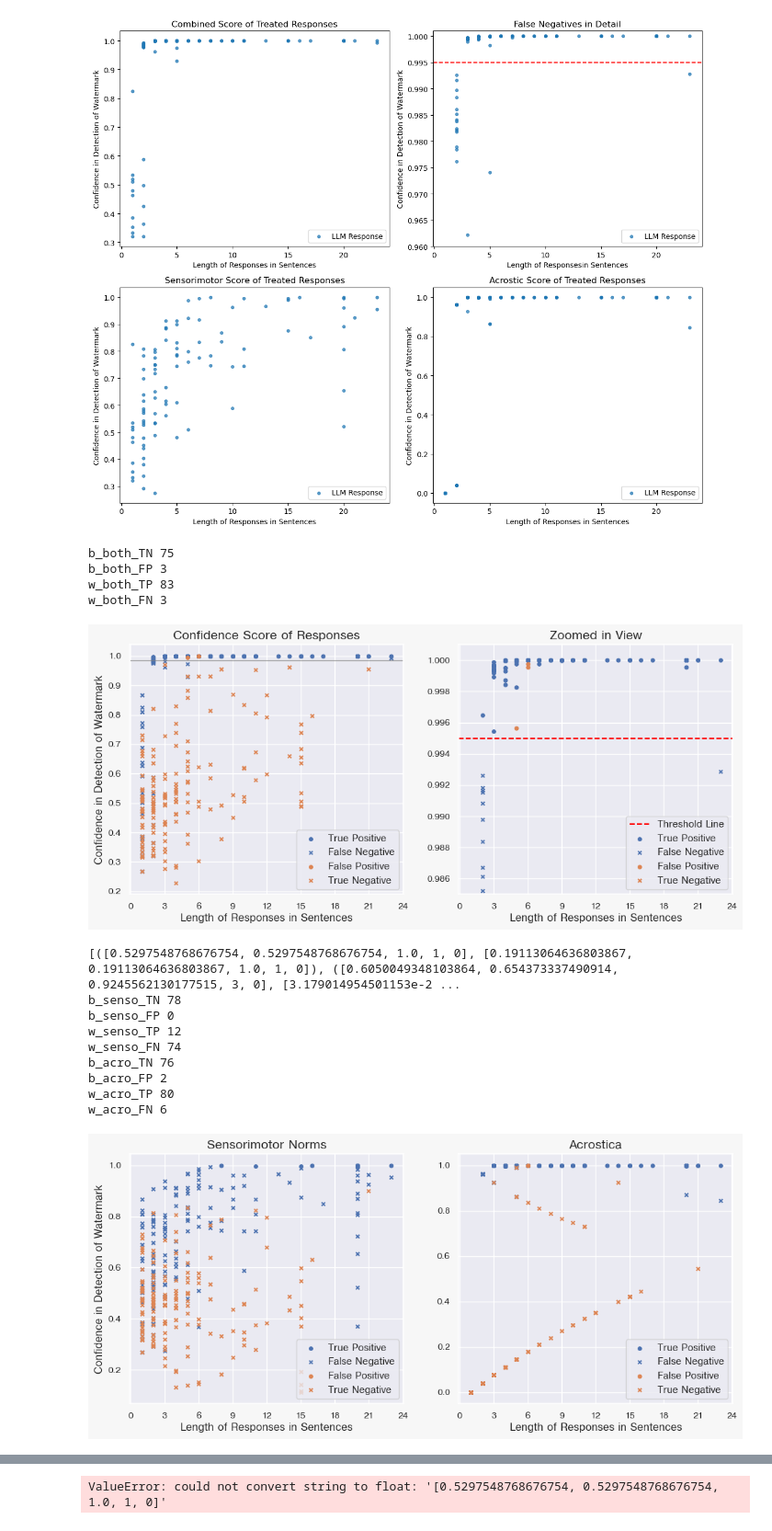
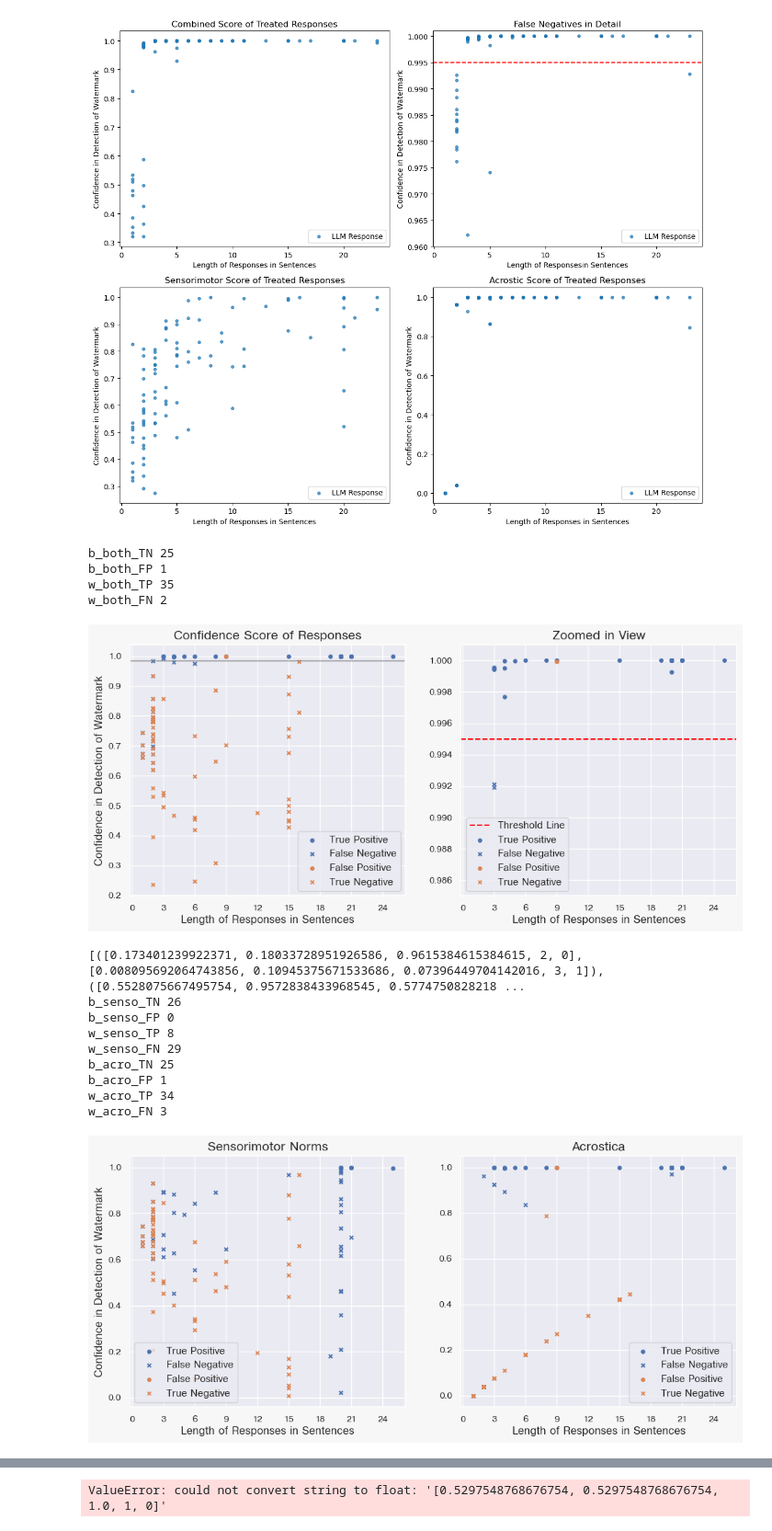
Before and after one commit to CommodoreEU/master-generation, a Jupyter notebook: notebook.ipynb, the cells around one changed output, grey strips where cells are left out. Shown at 92% size. Saved outputs shown, nothing was run; the diff lists cells and outputs as text; code cells hidden in the pictures.

```diff
--- a/notebook.ipynb
+++ b/notebook.ipynb
@@ -916,5 +1077,8 @@ def load_csv_to_list(filename):
     return data_list
 
 # Example usage
-filename = 'output_gen5.csv'
+filename = 'output_gen8.csv'
 results = load_csv_to_list(filename)
+
+for res in results:
+    print(f'''"{res[0]}",''')
@@ -1049,7 +1231,7 @@ Gadgets such as mobile phone , TV , radio , microwave oven all rely on power fro
 
 
 # Specify the file name
-file_name = "output_score5.csv"
+file_name = "output_score8.csv"
 
 # Open the file in write mode with newline='' to ensure correct line endings
 with open(file_name, 'w', newline='') as csv_file:
@@ -1113,7 +1295,7 @@ def convert_to_list(string):
         return string  # Return the original string if conversion is not possible
 
 # Specify the file name
-file_name = "output_score5.csv"
+file_name = "output_score7.csv"
 # Open the file in read mode
 with open(file_name, 'r') as csv_file:
     # Create a CSV reader object
@@ -1244,7 +1426,7 @@ def convert_to_list(string):
         return string  # Return the original string if conversion is not possible
 
 # Specify the file name
-file_name = "output_score6.csv"
+file_name = "output_score8.csv"
 # Open the file in read mode
 with open(file_name, 'r') as csv_file:
     # Create a CSV reader object
@@ -1321,7 +1503,7 @@ below_threshold = y_values < 0.995
 
 w_both_TP = 0
 w_both_FN = 0
-for i in range (0,156):
+for i in range (0,60):
     if above_threshold[i]:
         if x_values[i] > 3:
             w_both_TP += 1
@@ -1357,7 +1539,7 @@ below_threshold = y_values < 0.995
 
 b_both_FP = 0
 b_both_TN = 0
-for i in range (0,156):
+for i in range (0,60):
     if above_threshold[i]:
         if x_values[i] > 3:
             b_both_FP += 1
@@ -1413,11 +1595,11 @@ print(f'''w_both_FN {w_both_FN}''')
 
 plt.savefig('paper_plot.png', dpi=300, bbox_inches='tight')
 # %% [output]
-b_both_TN 75
-b_both_FP 3
-w_both_TP 83
-w_both_FN 3
+b_both_TN 25
+b_both_FP 1
+w_both_TP 35
+w_both_FN 2
-[figure, old version]
+[figure, new version]
 # %%
 import csv
 import ast
@@ -1434,7 +1616,7 @@ def convert_to_list(string):
         return string  # Return the original string if conversion is not possible
 
 # Specify the file name
-file_name = "output_score6.csv"
+file_name = "output_score8.csv"
 # Open the file in read mode
 with open(file_name, 'r') as csv_file:
     # Create a CSV reader object
@@ -1510,7 +1692,7 @@ below_threshold = y_values < 0.995
 
 w_senso_TP = 0
 w_senso_FN = 0
-for i in range (0,156):
+for i in range (0,60):
     if above_threshold[i]:
         if x_values[i] > 3:
             w_senso_TP += 1
@@ -1541,7 +1723,7 @@ below_threshold = y_values < 0.995
 
 b_senso_FP = 0
 b_senso_TN = 0
-for i in range (0,156):
+for i in range (0,60):
     if above_threshold[i]:
         if x_values[i] > 3:
             b_senso_FP += 1
@@ -1576,7 +1758,7 @@ below_threshold = y_values < 0.995
 
 w_acro_TP = 0
 w_acro_FN = 0
-for i in range (0,156):
+for i in range (0,60):
     if above_threshold[i]:
         if x_values[i] > 3:
             w_acro_TP += 1
@@ -1603,43 +1785,43 @@ above_threshold = y_values >= 0.995
 below_threshold = y_values < 0.995
 
 b_acro_FP = 0
 b_acro_TN = 0
-for i in range (0,156):
+for i in range (0,60):
     if above_threshold[i]:
         if x_values[i] > 3:
             b_acro_FP += 1
     else:
         if x_values[i] > 3:
             b_acro_TN += 1
 
 # Points above threshold
 axs[1].scatter(x_values[above_threshold], y_values[above_threshold], s=15, alpha=1, c='C1', marker='o', label='False Positive')
 # Points below threshold
 axs[1].scatter(x_values[below_threshold], y_values[below_threshold], s=15, alpha=1, c='C1', marker='x', label='True Negative')
 axs[1].legend()
 
 
 print(f'''b_senso_TN {b_senso_TN}''')
 print(f'''b_senso_FP {b_senso_FP}''')
 print(f'''w_senso_TP {w_senso_TP}''')
 print(f'''w_senso_FN {w_senso_FN}''')
 print(f'''b_acro_TN {b_acro_TN}''')
 print(f'''b_acro_FP {b_acro_FP}''')
 print(f'''w_acro_TP {w_acro_TP}''')
 print(f'''w_acro_FN {w_acro_FN}''')
 
 plt.savefig('ablation.png', dpi=300, bbox_inches='tight')
 # %% [output]
-[([0.5297548768676754, 0.5297548768676754, 1.0, 1, 0], [0.19113064636803867, 0.19113064636803867, 1.0, 1, 0]), ([0.6050049348103864, 0.654373337490914, 0.9245562130177515, 3, 0], [3.179014954501153e-2 ...
-b_senso_TN 78
+[([0.173401239922371, 0.18033728951926586, 0.9615384615384615, 2, 0], [0.008095692064743856, 0.10945375671533686, 0.07396449704142016, 3, 1]), ([0.5528075667495754, 0.9572838433968545, 0.5774750828218 ...
+b_senso_TN 26
 b_senso_FP 0
-w_senso_TP 12
-w_senso_FN 74
-b_acro_TN 76
-b_acro_FP 2
-w_acro_TP 80
-w_acro_FN 6
+w_senso_TP 8
+w_senso_FN 29
+b_acro_TN 25
+b_acro_FP 1
+w_acro_TP 34
+w_acro_FN 3
-[figure, old version]
+[figure, new version]
 # %%
 def probability_of_acrosticon(num_sentences_starting_with_A, total_sentences, probability_of_A=1/26):
 
```
Also changed, not shown: parts of 13 cells of this notebook, 13 other files.
